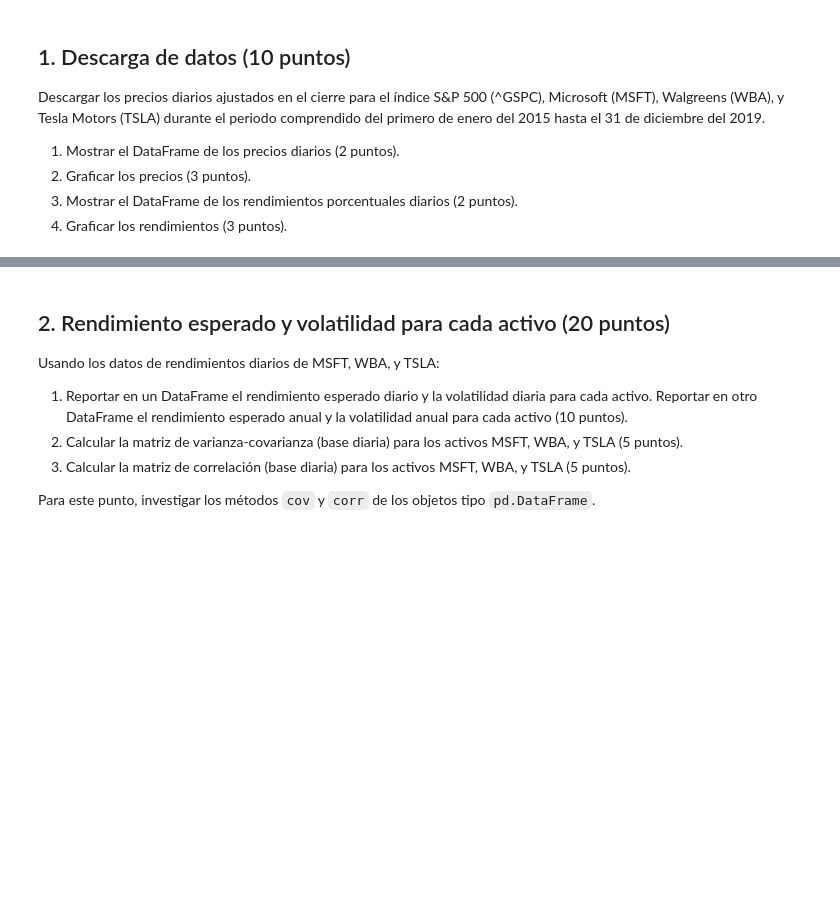
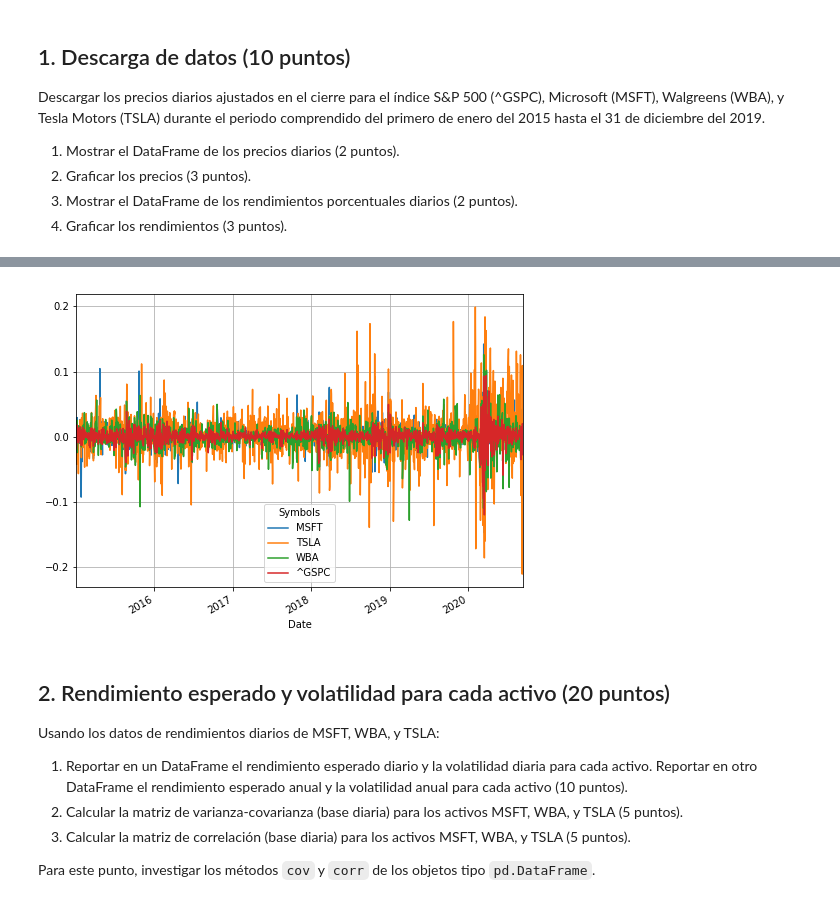
Before and after one commit to Carolina1002/porinvo2020, a Jupyter notebook: Modulo2/Tarea4_BarbaCarolina.ipynb, the cells around one changed output, grey strips where cells are left out. Cells and saved outputs as stored; diff of their text form; code cells hidden in the pictures; blank space fills up the shorter version.

```diff
--- a/Modulo2/Tarea4_BarbaCarolina.ipynb
+++ b/Modulo2/Tarea4_BarbaCarolina.ipynb
@@ -22,0 +78,3 @@ Descargar los precios diarios ajustados en el cierre para el índice S&P 500 (^G
+# %%
+ret = ((closes - closes.shift()) / closes.shift()).dropna()
+ret.head()
@@ -23,3 +89,7 @@ Descargar los precios diarios ajustados en el cierre para el índice S&P 500 (^G
+# %%
+ret.plot(figsize=(8,6),grid=True);
+# %% [output]
+[figure, added]
 # %% [markdown]
 ## 2. Rendimiento esperado y volatilidad para cada activo (20 puntos)
 
```
Also changed, not shown: parts of 9 cells of this notebook.
